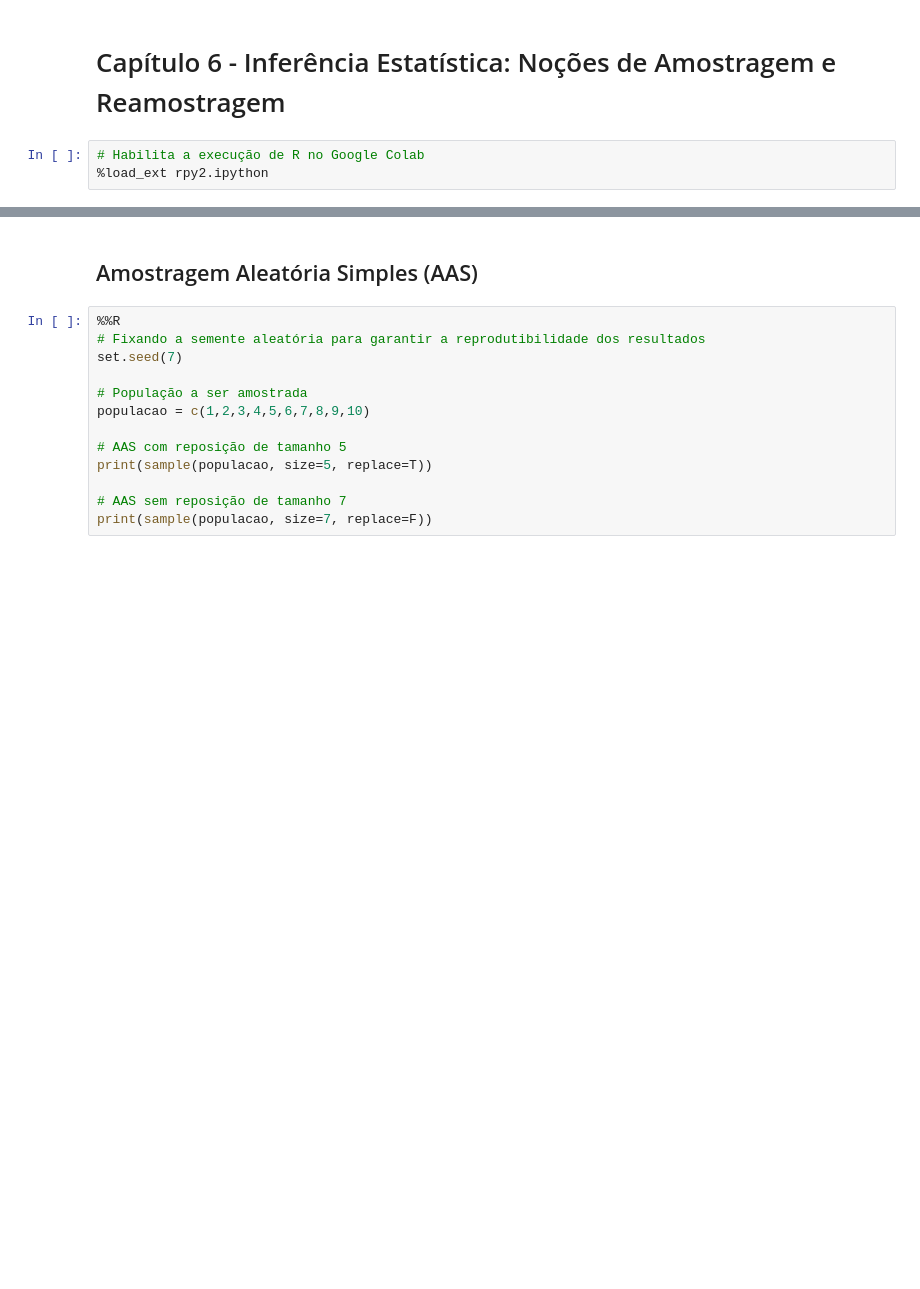
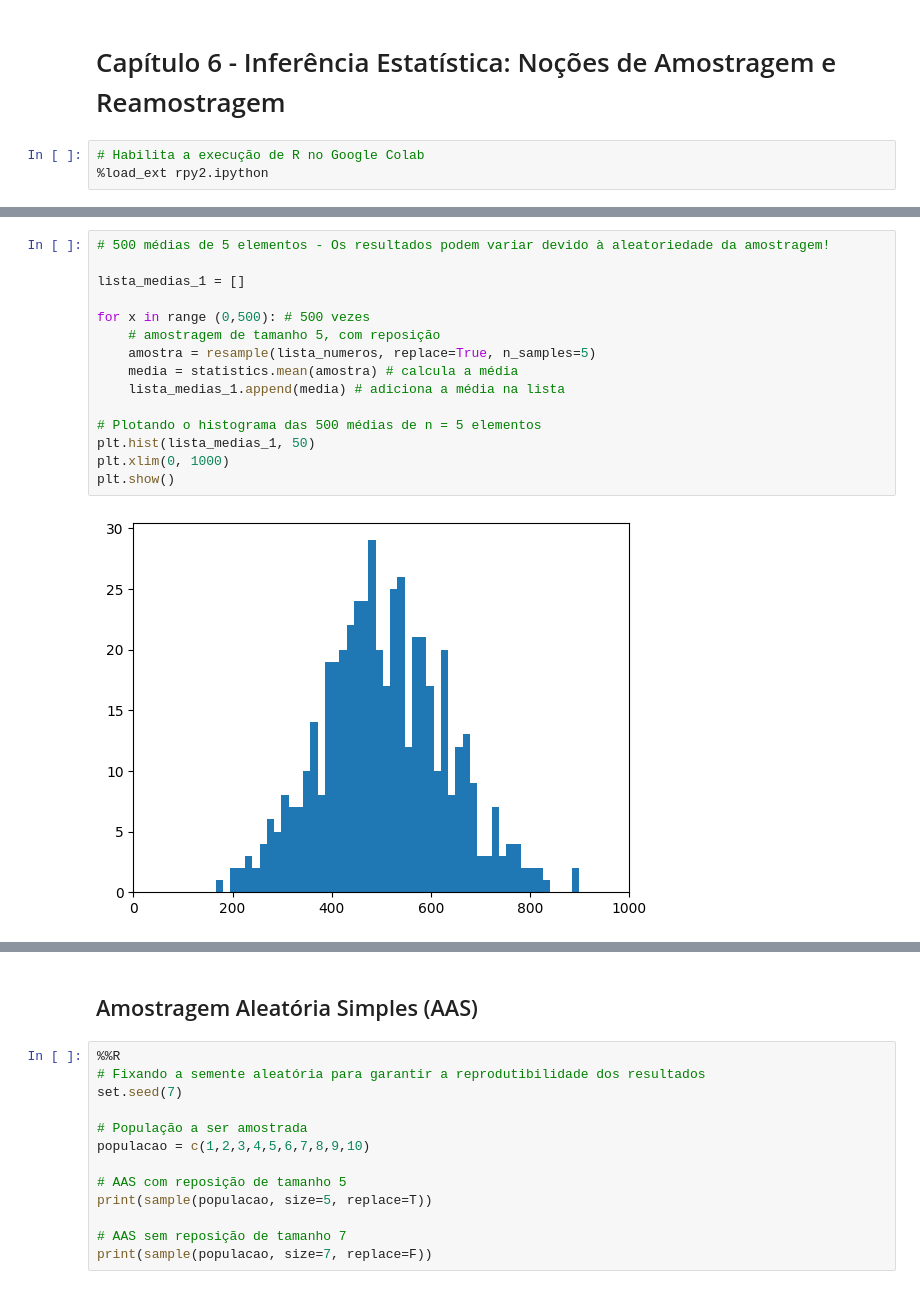
Before and after one commit to tatianaesc/estatisticadatascience, a Jupyter notebook: EstatisticaParaDataScience_Cap6.ipynb, the cells around one changed output, grey strips where cells are left out. Drawn from its saved outputs; the diff is of its cells as text; blank space fills up the shorter version.

```diff
--- a/EstatisticaParaDataScience_Cap6.ipynb
+++ b/EstatisticaParaDataScience_Cap6.ipynb
@@ -5,0 +27,17 @@
+# %%
+# 500 médias de 5 elementos - Os resultados podem variar devido à aleatoriedade da amostragem!
+
+lista_medias_1 = []
+
+for x in range (0,500): # 500 vezes
+    # amostragem de tamanho 5, com reposição
+    amostra = resample(lista_numeros, replace=True, n_samples=5)
+    media = statistics.mean(amostra) # calcula a média
+    lista_medias_1.append(media) # adiciona a média na lista
+
+# Plotando o histograma das 500 médias de n = 5 elementos
+plt.hist(lista_medias_1, 50)
+plt.xlim(0, 1000)
+plt.show()
+# %% [output]
+[figure, added]
```
Also changed, not shown: parts of 7 cells of this notebook.
